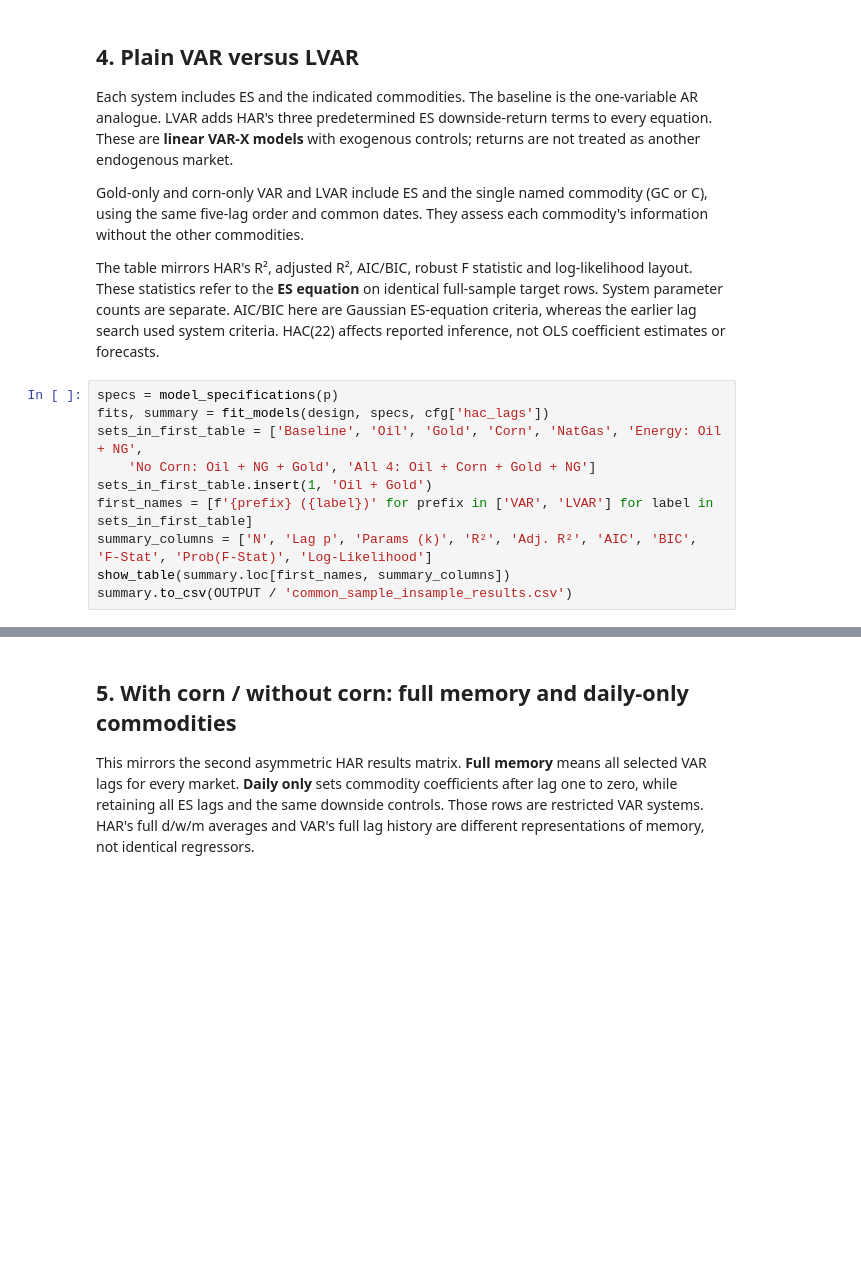
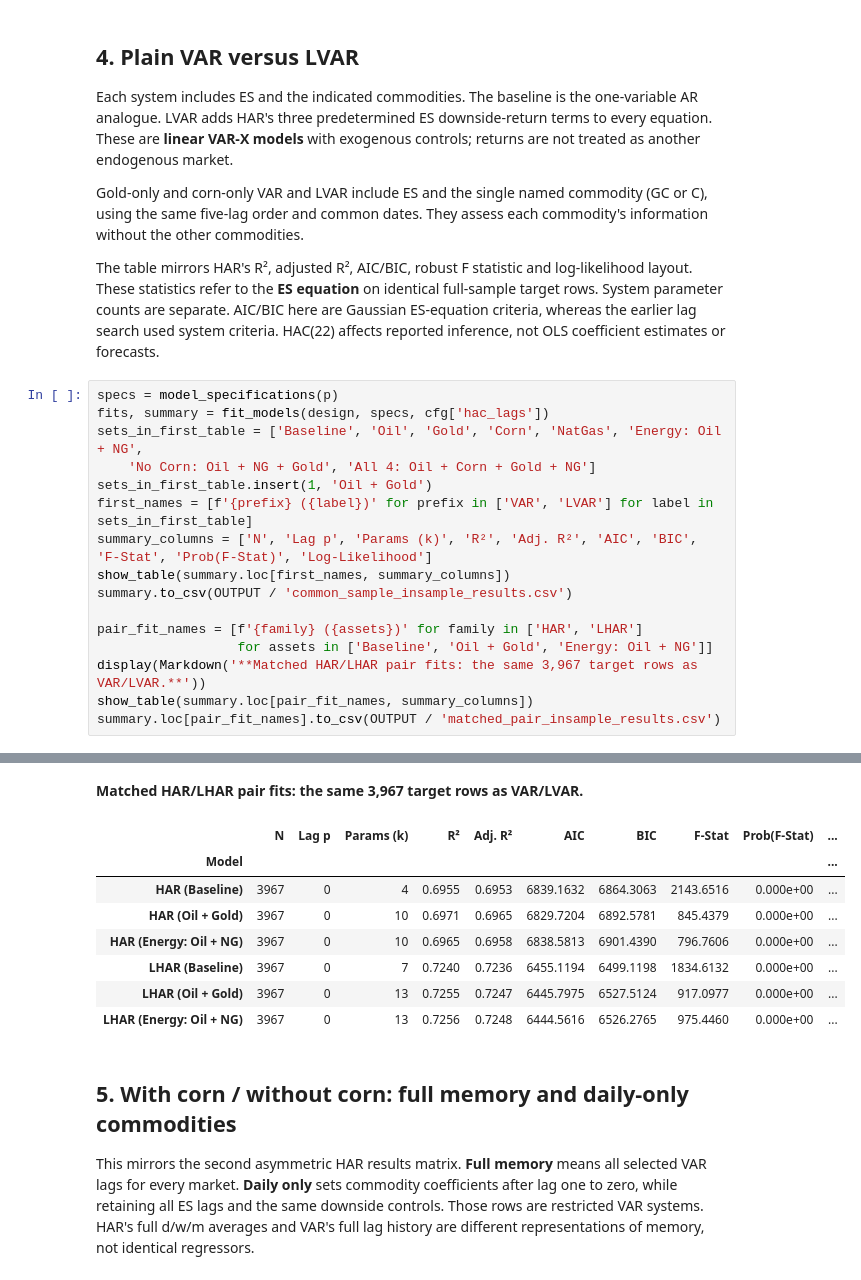
Before and after one commit to Deangr-econ/Quant_methods_project, a Jupyter notebook: VAR_QTFE.ipynb, the cells around one changed output, grey strips where cells are left out. Cells and saved outputs as stored; diff of their text form; blank space fills up the shorter version.

```diff
--- a/VAR_QTFE.ipynb
+++ b/VAR_QTFE.ipynb
@@ -274,32 +276,47 @@ HAC(22) affects reported inference, not OLS coefficient estimates or forecasts.
 # %%
 specs = model_specifications(p)
 fits, summary = fit_models(design, specs, cfg['hac_lags'])
 sets_in_first_table = ['Baseline', 'Oil', 'Gold', 'Corn', 'NatGas', 'Energy: Oil + NG',
     'No Corn: Oil + NG + Gold', 'All 4: Oil + Corn + Gold + NG']
 sets_in_first_table.insert(1, 'Oil + Gold')
 first_names = [f'{prefix} ({label})' for prefix in ['VAR', 'LVAR'] for label in sets_in_first_table]
 summary_columns = ['N', 'Lag p', 'Params (k)', 'R²', 'Adj. R²', 'AIC', 'BIC', 'F-Stat', 'Prob(F-Stat)', 'Log-Likelihood']
 show_table(summary.loc[first_names, summary_columns])
 summary.to_csv(OUTPUT / 'common_sample_insample_results.csv')
+
+pair_fit_names = [f'{family} ({assets})' for family in ['HAR', 'LHAR']
+                  for assets in ['Baseline', 'Oil + Gold', 'Energy: Oil + NG']]
+display(Markdown('**Matched HAR/LHAR pair fits: the same 3,967 target rows as VAR/LVAR.**'))
+show_table(summary.loc[pair_fit_names, summary_columns])
+summary.loc[pair_fit_names].to_csv(OUTPUT / 'matched_pair_insample_results.csv')
 # %% [output]
 |  | N | Lag p | Params (k) | R² | Adj. R² | AIC | BIC | F-Stat | Prob(F-Stat) | ... |
 | Model |  |  |  |  |  |  |  |  |  | ... |
 | VAR (Baseline) | 3967 | 5 | 6 | 0.6947 | 0.6944 | 6853.1686 | 6890.8832 | 1163.2868 | 0.000e+00 | ... |
 | VAR (Oil + Gold) | 3967 | 5 | 16 | 0.6969 | 0.6957 | 6845.0341 | 6945.6063 | 428.7482 | 0.000e+00 | ... |
 | VAR (Oil) | 3967 | 5 | 11 | 0.6956 | 0.6948 | 6851.9177 | 6921.0611 | 649.2788 | 0.000e+00 | ... |
 | VAR (Gold) | 3967 | 5 | 11 | 0.6959 | 0.6952 | 6847.6312 | 6916.7746 | 587.7205 | 0.000e+00 | ... |
 | VAR (Corn) | 3967 | 5 | 11 | 0.6952 | 0.6944 | 6857.1002 | 6926.2436 | 578.2232 | 0.000e+00 | ... |
 | VAR (NatGas) | 3967 | 5 | 11 | 0.6981 | 0.6973 | 6819.1523 | 6888.2957 | 618.5044 | 0.000e+00 | ... |
 | VAR (Energy: Oil + NG) | 3967 | 5 | 16 | 0.6986 | 0.6975 | 6822.1054 | 6922.6777 | 449.3851 | 0.000e+00 | ... |
 | VAR (No Corn: Oil + NG + Gold) | 3967 | 5 | 21 | 0.6998 | 0.6982 | 6817.2840 | 6949.2851 | 342.4989 | 0.000e+00 | ... |
 | VAR (All 4: Oil + Corn + Gold + NG) | 3967 | 5 | 26 | 0.7001 | 0.6982 | 6822.9136 | 6986.3435 | 282.9270 | 0.000e+00 | ... |
 | LVAR (Baseline) | 3967 | 5 | 9 | 0.7208 | 0.7203 | 6504.5004 | 6561.0723 | 1237.6583 | 0.000e+00 | ... |
 | ... | ... | ... | ... | ... | ... | ... | ... | ... | ... | ... |
 | LVAR (Corn) | 3967 | 5 | 14 | 0.7211 | 0.7202 | 6510.4546 | 6598.4553 | 802.7421 | 0.000e+00 | ... |
 | LVAR (NatGas) | 3967 | 5 | 14 | 0.7244 | 0.7235 | 6463.6570 | 6551.6578 | 781.9641 | 0.000e+00 | ... |
 | LVAR (Energy: Oil + NG) | 3967 | 5 | 19 | 0.7252 | 0.7239 | 6462.7057 | 6582.1353 | 580.8316 | 0.000e+00 | ... |
 | LVAR (No Corn: Oil + NG + Gold) | 3967 | 5 | 24 | 0.7259 | 0.7243 | 6461.4808 | 6612.3391 | 488.5817 | 0.000e+00 | ... |
 | LVAR (All 4: Oil + Corn + Gold + NG) | 3967 | 5 | 29 | 0.7261 | 0.7242 | 6468.5205 | 6650.8077 | 416.1953 | 0.000e+00 | ... |
+**Matched HAR/LHAR pair fits: the same 3,967 target rows as VAR/LVAR.**
+|  | N | Lag p | Params (k) | R² | Adj. R² | AIC | BIC | F-Stat | Prob(F-Stat) | ... |
+| Model |  |  |  |  |  |  |  |  |  | ... |
+| HAR (Baseline) | 3967 | 0 | 4 | 0.6955 | 0.6953 | 6839.1632 | 6864.3063 | 2143.6516 | 0.000e+00 | ... |
+| HAR (Oil + Gold) | 3967 | 0 | 10 | 0.6971 | 0.6965 | 6829.7204 | 6892.5781 | 845.4379 | 0.000e+00 | ... |
+| HAR (Energy: Oil + NG) | 3967 | 0 | 10 | 0.6965 | 0.6958 | 6838.5813 | 6901.4390 | 796.7606 | 0.000e+00 | ... |
+| LHAR (Baseline) | 3967 | 0 | 7 | 0.7240 | 0.7236 | 6455.1194 | 6499.1198 | 1834.6132 | 0.000e+00 | ... |
+| LHAR (Oil + Gold) | 3967 | 0 | 13 | 0.7255 | 0.7247 | 6445.7975 | 6527.5124 | 917.0977 | 0.000e+00 | ... |
+| LHAR (Energy: Oil + NG) | 3967 | 0 | 13 | 0.7256 | 0.7248 | 6444.5616 | 6526.2765 | 975.4460 | 0.000e+00 | ... |
 # %% [markdown]
 ## 5. With corn / without corn: full memory and daily-only commodities
 
```
Also changed, not shown: parts of 7 cells of this notebook, 9 other files.
